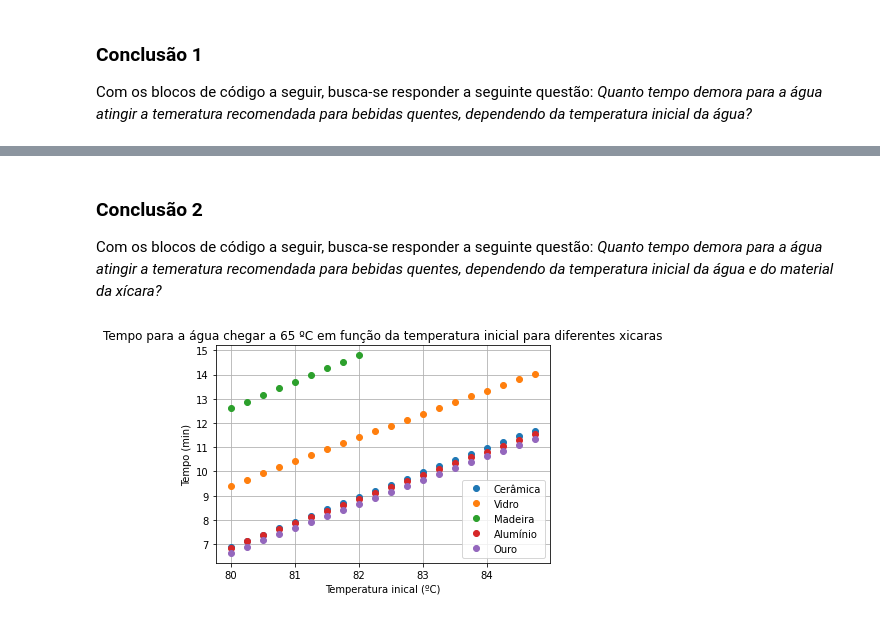
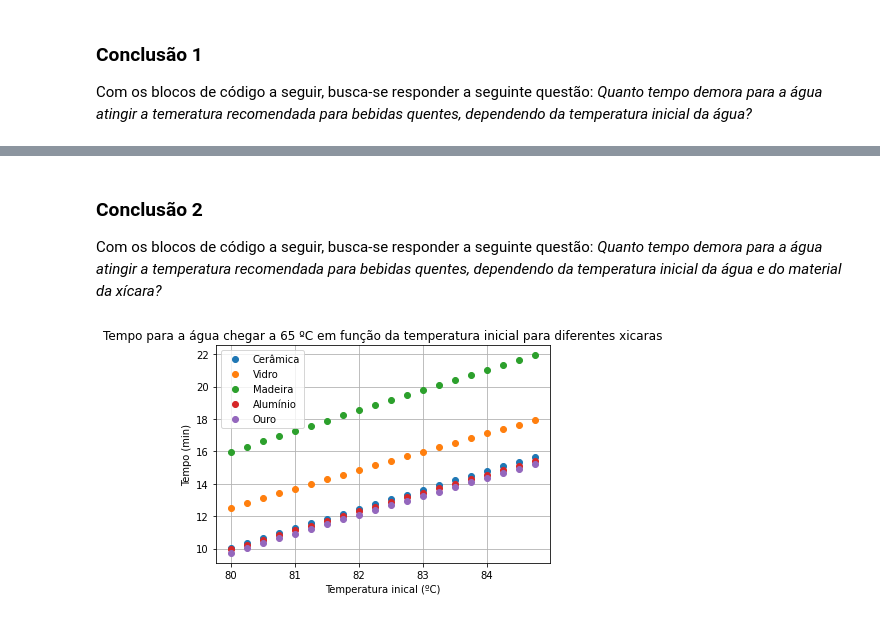
Before and after one commit to rodme02/Projeto_2_ModSim, a Jupyter notebook: Projeto_2.ipynb, the cells around one changed output, grey strips where cells are left out. Saved outputs shown, nothing was run; the diff lists cells and outputs as text; code cells hidden in the pictures.

```diff
--- a/Projeto_2.ipynb
+++ b/Projeto_2.ipynb
@@ -34,7 +40,7 @@ import numpy as np
 from scipy.integrate import odeint
 import matplotlib.pyplot as plt
 # %%
-# Coeficiente de transferência convectiva do Ar (em J/(s ⋅ m² ⋅ K))
+# Coeficiente de transferência convectiva do Ar (em W/(m² ⋅ K))
 h_ar = 10
 
 # Coeficientes de Condutividade Térmica (em W/(m² ⋅ K))
@@ -55,9 +61,9 @@ T_ambiente   = 25
 T0_xicara    = T_ambiente
 T_agua_ideal = 65
 
-# Dimensões do Recipiente (em m)
+# Dimensões do recipiente (em m)
 l = 0.005      # Espessura
-h = 0.100      # Altura
+h = 0.950      # Altura
 r = 0.040      # Raio
 h_int = h - l  # Altura interna
 r_int = r - l  # Raio interno
@@ -187,10 +193,10 @@ def tempo_tempetarura_valor (lista_t, lista_T, T_valor):
 # %%
 # Tempo (em s)
 dt_2 = 1e-1
-t_max_2 = 900
+t_max_2 = 2000
 tempo_2_seg = np.arange(0, t_max_2, dt_2)
 
-# Tempo (em s)
+# Tempo (em min)
 tempo_2_min = tempo_2_seg / 60
 
 # Temperaturas Iniciais (em ºC)
@@ -212,7 +218,7 @@ for T0_agua in lista_T0_agua:
 
 # Plotagem do gráfico
 plt.plot(lista_T0_agua, tempos_T_ideal, 'o')
-plt.title('Tempo para a água chegar a 65 ºC em função da temperatura inicial')
+plt.title('Tempo para a temperatura da água chegar a 65 ºC em função da temperatura inicial')
 plt.ylabel('Tempo (min)')
 plt.xlabel('Temperatura inical (ºC)')
 plt.grid()
@@ -223,7 +229,7 @@ plt.show()
 # %% [markdown]
 ### Conclusão 2
 
-Com os blocos de código a seguir, busca-se responder a seguinte questão: *Quanto tempo demora para a água atingir a temeratura recomendada para bebidas quentes, dependendo da temperatura inicial da água e do material da xícara?*
+Com os blocos de código a seguir, busca-se responder a seguinte questão: *Quanto tempo demora para a água atingir a temperatura recomendada para bebidas quentes, dependendo da temperatura inicial da água e do material da xícara?*
 # %%
 def modelo_2 (T, t, xicara):
     # Temperaturas instantâneas (em K)
@@ -258,45 +264,67 @@ def modelo_2 (T, t, xicara):
 
     return dxdt
 # %%
-# Parâmetros para xicaras de firerentes materiais
-materiais     = ("Cerâmica", "Vidro", "Madeira", "Alumínio", "Ouro")
-K_xicara_list = (K_ceramica, 0.8,     0.14,      235,        327)    # em W/(m² ⋅ K)
-c_xicara_list = (c_ceramica, 870,     2530,      900,        129)    # em J/(kg ⋅ K)
-D_xicara_list = (D_ceramica, 2190,    690,       2700,       19300)  # em kg/m³
+# Coeficientes de Condutividade Térmica (em W/(m² ⋅ K))
+K_vidro    = 0.8
+K_madeira  = 0.14
+K_alumínio = 235
+K_ouro     = 327
 
-xicaras = zip(K_xicara_list, c_xicara_list, D_xicara_list)
+K_list = (K_ceramica, K_vidro, K_madeira, K_alumínio, K_ouro)
 
-# Tempos que a água chega na tempetarua ideal para cada xicara
-xicaras_tempos = []
-for xicara in xicaras:
+# Calores Específicos (em J/(kg ⋅ K))
+c_vidro    = 870
+c_madeira  = 2530
+c_alumínio = 900
+c_ouro     = 129
+
+c_list = (c_ceramica, c_vidro, c_madeira, c_alumínio, c_ouro)
+
+# Densidades (em kg/m³)
+D_vidro    = 2190
+D_madeira  = 690
+D_alumínio = 2700
+D_ouro     = 19300
+
+D_list = (D_ceramica, D_vidro, D_madeira, D_alumínio, D_ouro)
+
+# Parâmetros para firerentes materiais de xícaras
+materiais_nomes  = ("Cerâmica", "Vidro", "Madeira", "Alumínio", "Ouro")
+materiais = zip(K_list, c_list, D_list)
+
+# Tempos que a água chega na tempetarua ideal para cada material
+materiais_tempos = []
+
+for material in materiais:
 
     # Tempos que a água chega na tempetarua ideal para temeratura inicial
-    xicara_tempos = []
+    material_tempos = []
+
     for T0_agua in lista_T0_agua:
         T0 = (T0_agua, T0_xicara)
 
         # Implementação do modelo
-        T_list_3 = odeint(modelo_2, T0, tempo_2_seg, args=(xicara, ))
+        T_list_3 = odeint(modelo_2, T0, tempo_2_seg, args=(material, ))
         T_agua_3 = T_list_3[:, 0]
 
         # Dado conclusivo
-        xicara_tempo = tempo_tempetarura_valor(tempo_2_min, T_agua_3, T_agua_ideal)
-        xicara_tempos.append(xicara_tempo)
+        material_tempo = tempo_tempetarura_valor(tempo_2_min, T_agua_3, T_agua_ideal)
+        material_tempos.append(material_tempo)
 
-    xicaras_tempos.append(xicara_tempos)
+    materiais_tempos.append(material_tempos)
 
 # Plotagem do gráfico
-for i, material in enumerate(materiais):
-    xicara_tempos = xicaras_tempos[i]
+for i, material in enumerate(materiais_nomes):
+    xicara_tempos = materiais_tempos[i]
 
     plt.plot(lista_T0_agua, xicara_tempos, "o", label=material)
 
 plt.title('Tempo para a água chegar a 65 ºC em função da temperatura inicial para diferentes xicaras')
 plt.ylabel('Tempo (min)')
 plt.xlabel('Temperatura inical (ºC)')
 plt.legend()
 plt.grid()
 plt.savefig('tempos_xicaras.png', dpi=300, transparent=True)
 plt.show()
 # %% [output]
-[figure, old version]
+[figure, new version]
```
Also changed, not shown: parts of 5 cells of this notebook, 6 other files.
